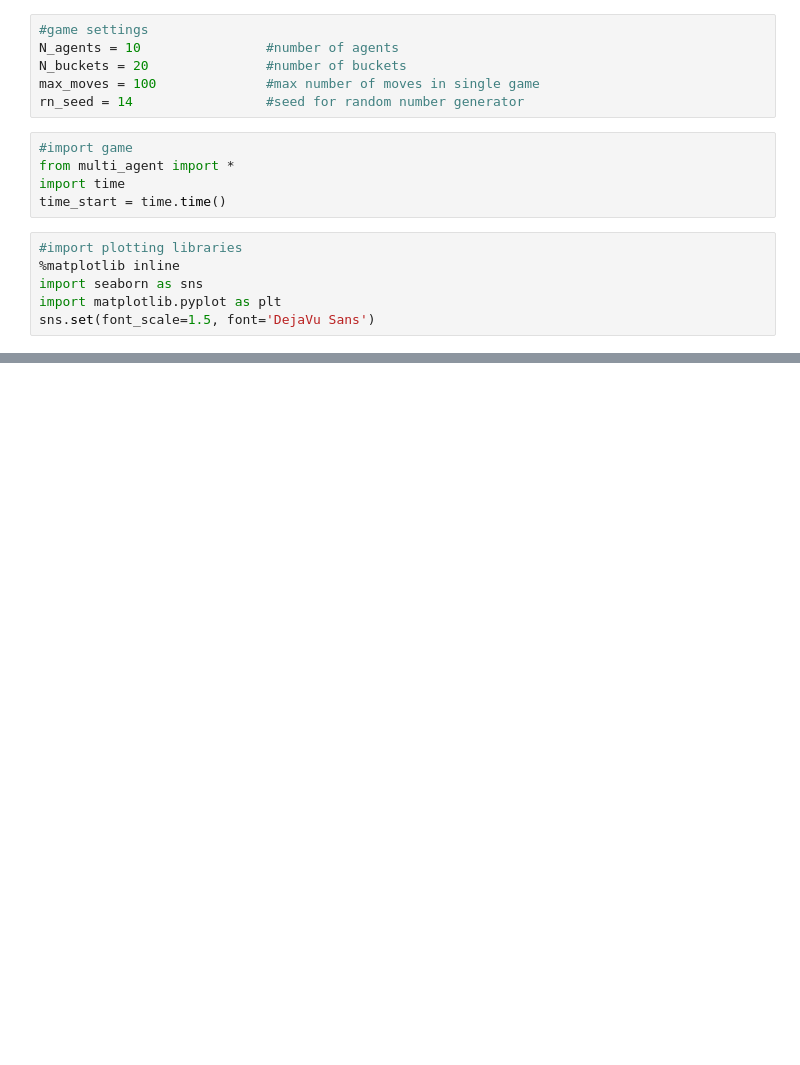
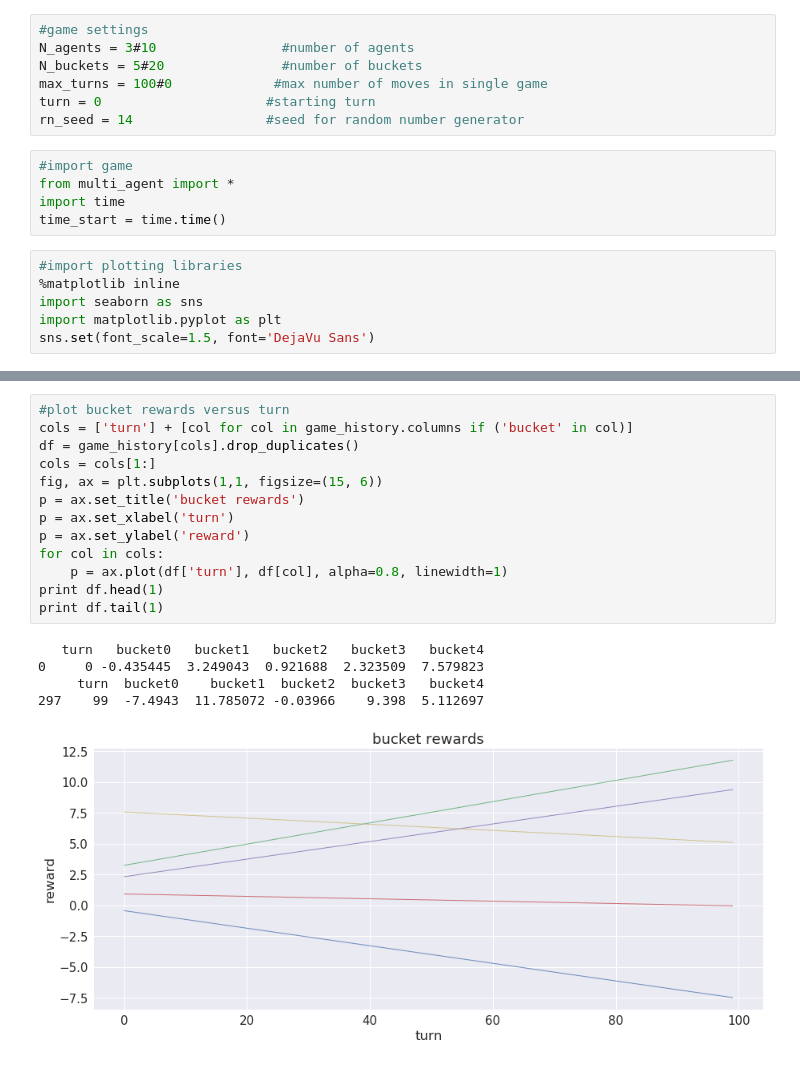
Before and after one commit to joehahn/multi-agent-explore, a Jupyter notebook: multi_agent.ipynb, the cells around one changed output, grey strips where cells are left out. Cells and saved outputs as stored; diff of their text form; blank space fills up the shorter version.

```diff
--- a/multi_agent.ipynb
+++ b/multi_agent.ipynb
@@ -8,9 +8,10 @@
 #This uses Q-learning on multiple agents to demonstrate something...
 # %%
 #game settings
-N_agents = 10                #number of agents
-N_buckets = 20               #number of buckets
-max_moves = 100              #max number of moves in single game
+N_agents = 3#10                #number of agents
+N_buckets = 5#20               #number of buckets
+max_turns = 100#0             #max number of moves in single game
+turn = 0                     #starting turn
 rn_seed = 14                 #seed for random number generator
 # %%
 #import game
@@ -59 +71,20 @@ state_vector_next =  [[ 1.  0.  0.  0.  0.  1.  1.  1.  1.  0.  2.  0.  0.  0.
+# %%
+#plot bucket rewards versus turn
+cols = ['turn'] + [col for col in game_history.columns if ('bucket' in col)]
+df = game_history[cols].drop_duplicates()
+cols = cols[1:]
+fig, ax = plt.subplots(1,1, figsize=(15, 6))
+p = ax.set_title('bucket rewards')
+p = ax.set_xlabel('turn')
+p = ax.set_ylabel('reward')
+for col in cols:
+    p = ax.plot(df['turn'], df[col], alpha=0.8, linewidth=1)
+print df.head(1)
+print df.tail(1)
+# %% [output]
+   turn   bucket0   bucket1   bucket2   bucket3   bucket4
+0     0 -0.435445  3.249043  0.921688  2.323509  7.579823
+     turn  bucket0    bucket1  bucket2  bucket3   bucket4
+297    99  -7.4943  11.785072 -0.03966    9.398  5.112697
+[figure, added]
 # %%
```
Also changed, not shown: parts of 10 cells of this notebook, 1 other file.
